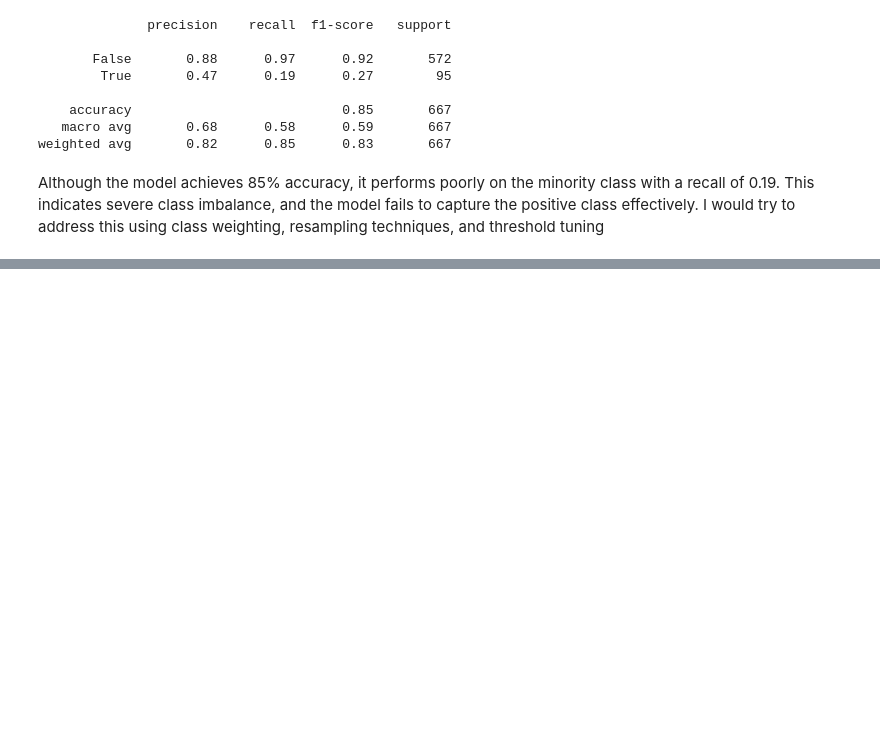
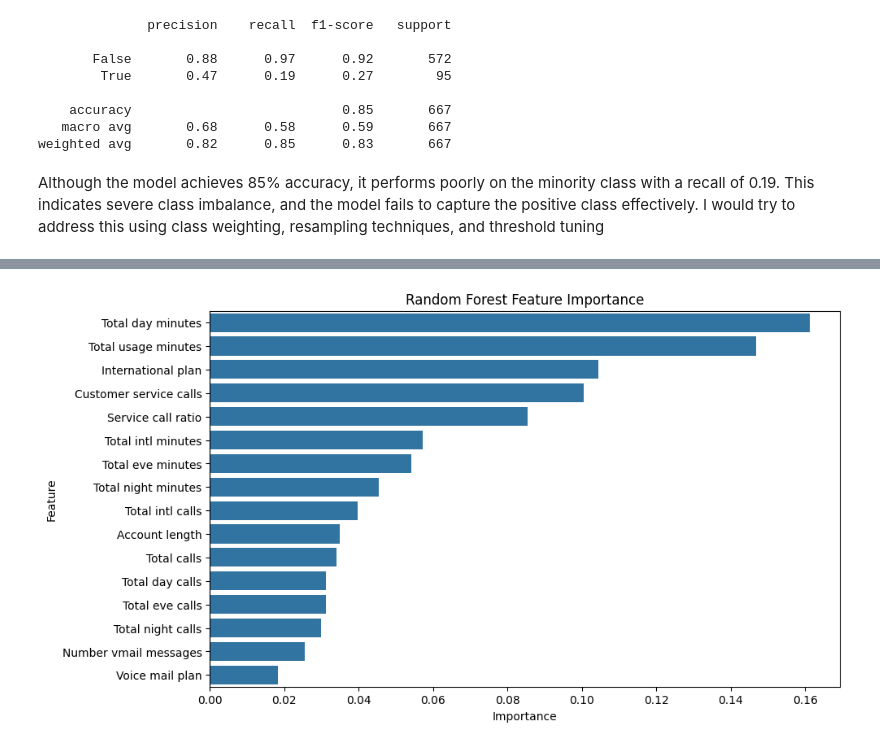
Before and after one commit to Shadowalker997/saas-churn-prediction, a Jupyter notebook: notebooks/03_model_training.ipynb, the cells around one changed output, grey strips where cells are left out. Drawn from its saved outputs; the diff is of its cells as text; code cells hidden in the pictures; blank space fills up the shorter version.

```diff
--- a/notebooks/03_model_training.ipynb
+++ b/notebooks/03_model_training.ipynb
@@ -122,0 +228,9 @@ Although the model achieves 85% accuracy, it performs poorly on the minority cla
+# %%
+#Feature importance for random forest
+importances = rf_model.feature_importances_
+feature_names = X_train.columns
+feature_importance_df = pd.DataFrame({
+    "Feature": feature_names,
+    "Importance": importances
+}).sort_values(by="Importance", ascending=False)
+print(feature_importance_df)
@@ -122,0 +255,8 @@ Although the model achieves 85% accuracy, it performs poorly on the minority cla
+# %%
+#Plot feature importance
+plt.figure(figsize=(10, 6))
+sns.barplot(x="Importance", y="Feature", data=feature_importance_df)
+plt.title("Random Forest Feature Importance")
+plt.show()
+# %% [output]
+[figure, added]
```
Also changed, not shown: parts of 15 cells of this notebook.
